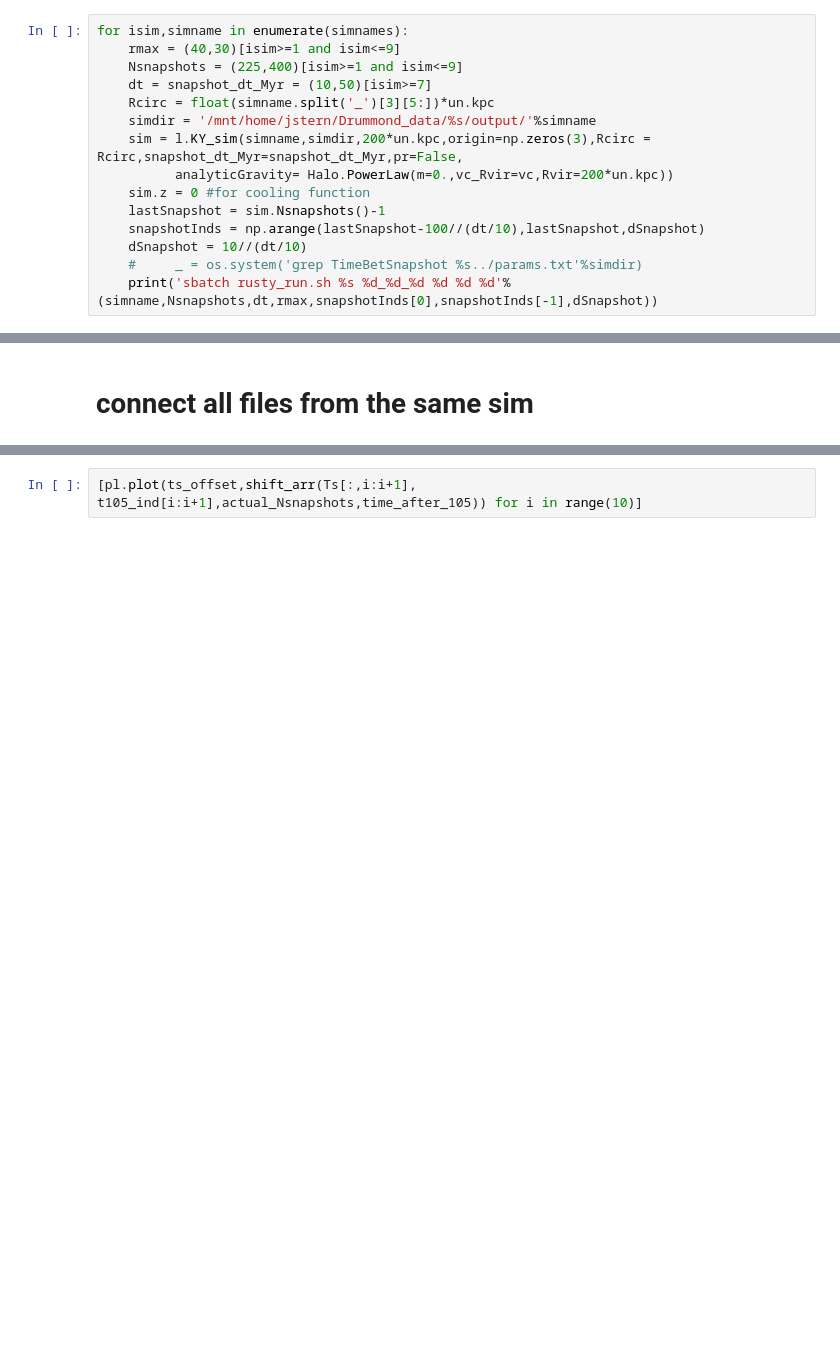
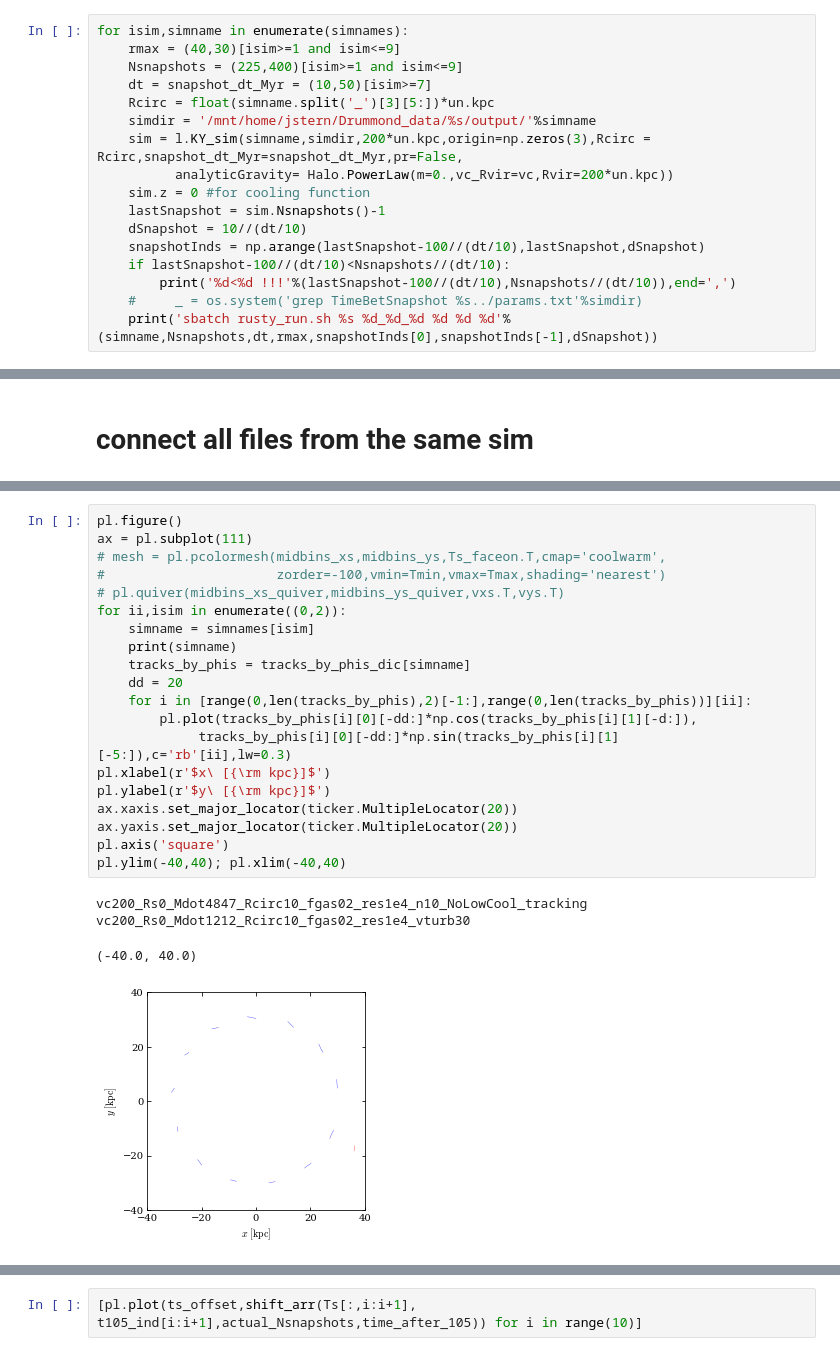
Before and after one commit to JonathanSternAstro/gizmo_analysis, a Jupyter notebook: ipynb/subsonic_solution/particle_tracking_multiple_sims.ipynb, the cells around one changed output, grey strips where cells are left out. Cells and saved outputs as stored; diff of their text form; blank space fills up the shorter version.

```diff
--- a/ipynb/subsonic_solution/particle_tracking_multiple_sims.ipynb
+++ b/ipynb/subsonic_solution/particle_tracking_multiple_sims.ipynb
@@ -56,8 +56,10 @@ for isim,simname in enumerate(simnames):
           analyticGravity= Halo.PowerLaw(m=0.,vc_Rvir=vc,Rvir=200*un.kpc))
     sim.z = 0 #for cooling function
     lastSnapshot = sim.Nsnapshots()-1
+    dSnapshot = 10//(dt/10)
     snapshotInds = np.arange(lastSnapshot-100//(dt/10),lastSnapshot,dSnapshot)
-    dSnapshot = 10//(dt/10)
+    if lastSnapshot-100//(dt/10)<Nsnapshots//(dt/10):
+        print('%d<%d !!!'%(lastSnapshot-100//(dt/10),Nsnapshots//(dt/10)),end=',')
     #     _ = os.system('grep TimeBetSnapshot %s../params.txt'%simdir)
     print('sbatch rusty_run.sh %s %d_%d_%d %d %d %d'%(simname,Nsnapshots,dt,rmax,snapshotInds[0],snapshotInds[-1],dSnapshot))
 # %% [output]
@@ -140,0 +191,25 @@ for isim,simname in enumerate(simnames[:]):
+# %%
+pl.figure()
+ax = pl.subplot(111)
+# mesh = pl.pcolormesh(midbins_xs,midbins_ys,Ts_faceon.T,cmap='coolwarm',
+#                      zorder=-100,vmin=Tmin,vmax=Tmax,shading='nearest')
+# pl.quiver(midbins_xs_quiver,midbins_ys_quiver,vxs.T,vys.T)
+for ii,isim in enumerate((0,2)):
+    simname = simnames[isim]
+    print(simname)
+    tracks_by_phis = tracks_by_phis_dic[simname]
+    dd = 20
+    for i in [range(0,len(tracks_by_phis),2)[-1:],range(0,len(tracks_by_phis))][ii]:
+        pl.plot(tracks_by_phis[i][0][-dd:]*np.cos(tracks_by_phis[i][1][-d:]),
+             tracks_by_phis[i][0][-dd:]*np.sin(tracks_by_phis[i][1][-5:]),c='rb'[ii],lw=0.3)
+pl.xlabel(r'$x\ [{\rm kpc}]$')
+pl.ylabel(r'$y\ [{\rm kpc}]$')
+ax.xaxis.set_major_locator(ticker.MultipleLocator(20))
+ax.yaxis.set_major_locator(ticker.MultipleLocator(20))
+pl.axis('square')
+pl.ylim(-40,40); pl.xlim(-40,40)
+# %% [output]
+vc200_Rs0_Mdot4847_Rcirc10_fgas02_res1e4_n10_NoLowCool_tracking
+vc200_Rs0_Mdot1212_Rcirc10_fgas02_res1e4_vturb30
+(-40.0, 40.0)
+[figure, added]
```
Also changed, not shown: parts of 19 cells of this notebook, 7 other files.
